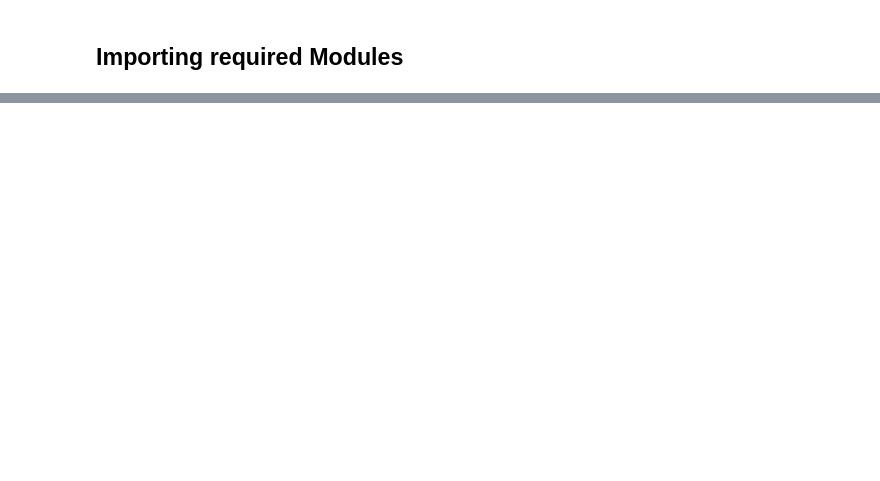
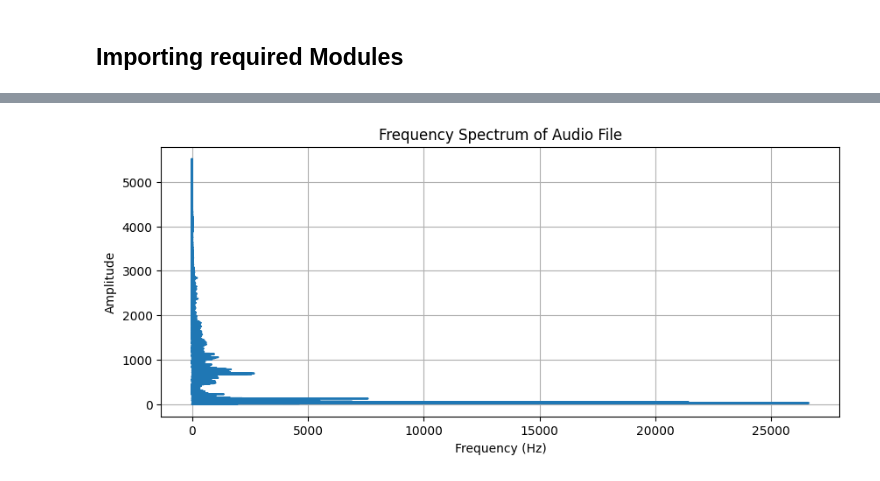
Before and after one commit to Aaron-pweb/Digital_Audio_Signal_Filtering_and_Noise_Reduction, a Jupyter notebook: sound-filtter.ipynb, the cells around one changed output, grey strips where cells are left out. Cells and saved outputs as stored; diff of their text form; code cells hidden in the pictures; blank space fills up the shorter version.

```diff
--- a/sound-filtter.ipynb
+++ b/sound-filtter.ipynb
@@ -20,0 +22,22 @@ plt.show()
+# %%
+ap_fr = rfft(y)
+# %%
+x = np.abs(ap_fr)
+# %%
+N = len(y)
+M = 1/sr
+fr = rfftfreq(N, M)
+leng = int(len(fr)/2)
+# %%
+half_fr = x[:leng]
+half_ap = fr[:leng]
+# %%
+plt.figure(figsize=(10, 4))
+plt.plot(half_fr, half_ap)
+plt.xlabel('Frequency (Hz)')
+plt.ylabel('Amplitude')
+plt.title('Frequency Spectrum of Audio File')
+plt.grid()
+plt.show()
+# %% [output]
+[figure, added]
```
Also changed, not shown: parts of 3 cells of this notebook, 3 other files.
